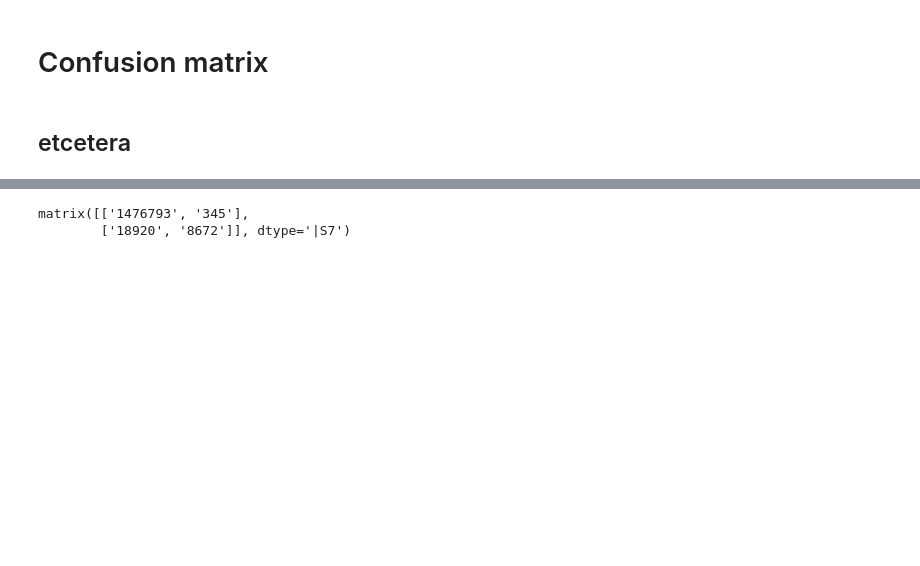
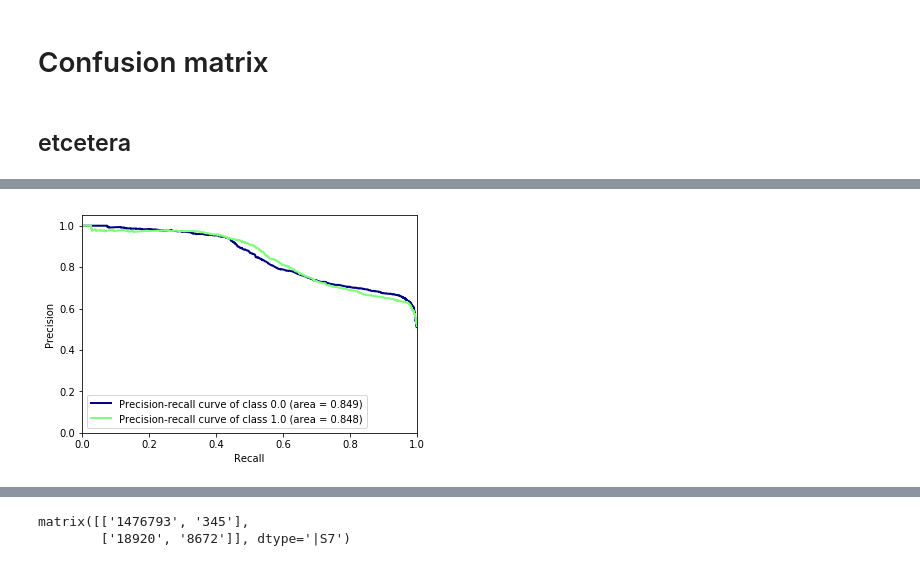
Before and after one commit to annemerelsternheim/forum-churn-prediction, a Jupyter notebook: xgboost.ipynb, the cells around one changed output, grey strips where cells are left out. Cells and saved outputs as stored; diff of their text form; code cells hidden in the pictures; blank space fills up the shorter version.

```diff
--- a/xgboost.ipynb
+++ b/xgboost.ipynb
@@ -127,0 +156,5 @@ for train_index,test_index in ss.split(X):
+# %%
+skplt.metrics.plot_precision_recall(list(test_y), list(proba),plot_micro=False,title="",cmap="jet")
+plt.show()
+# %% [output]
+[figure, added]
```
Also changed, not shown: parts of 32 cells of this notebook, 5 other files.
